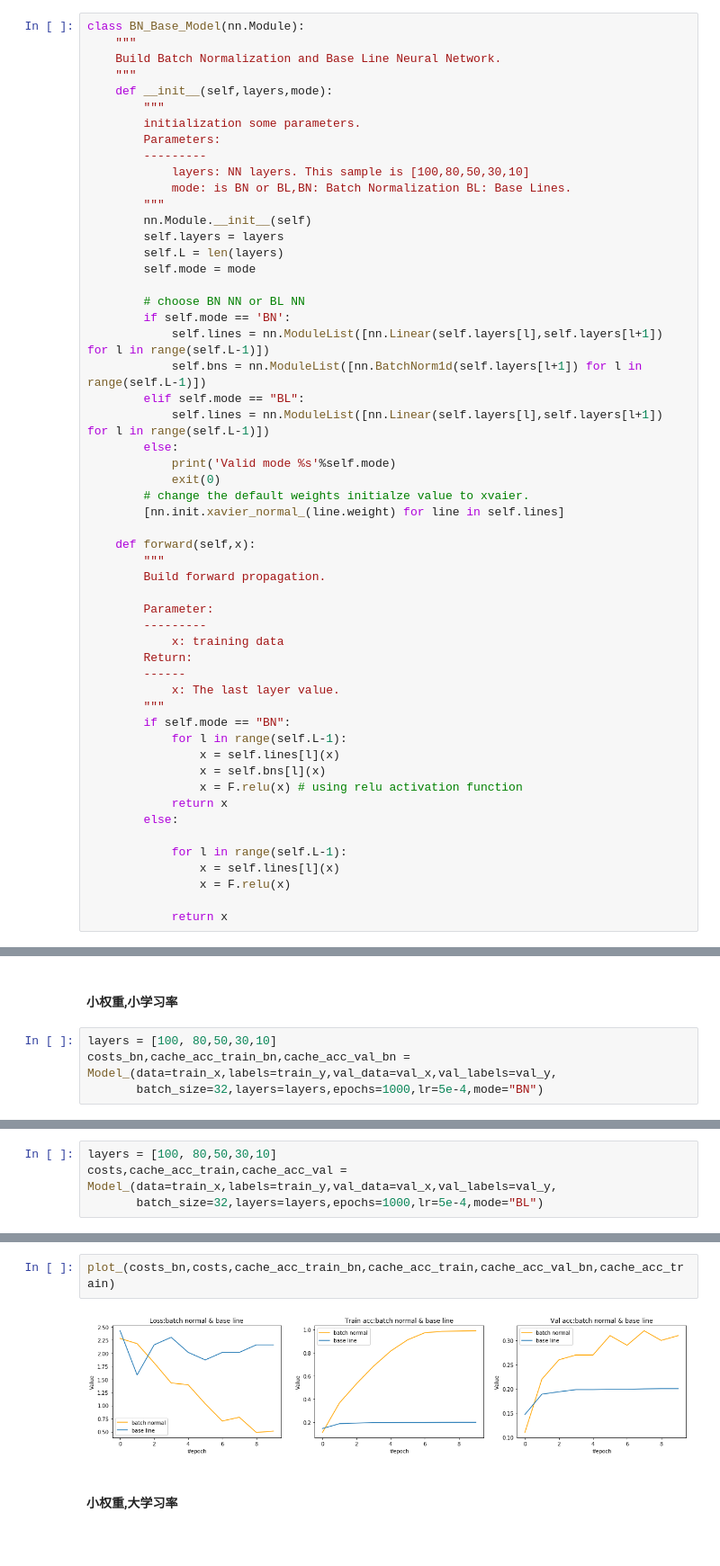
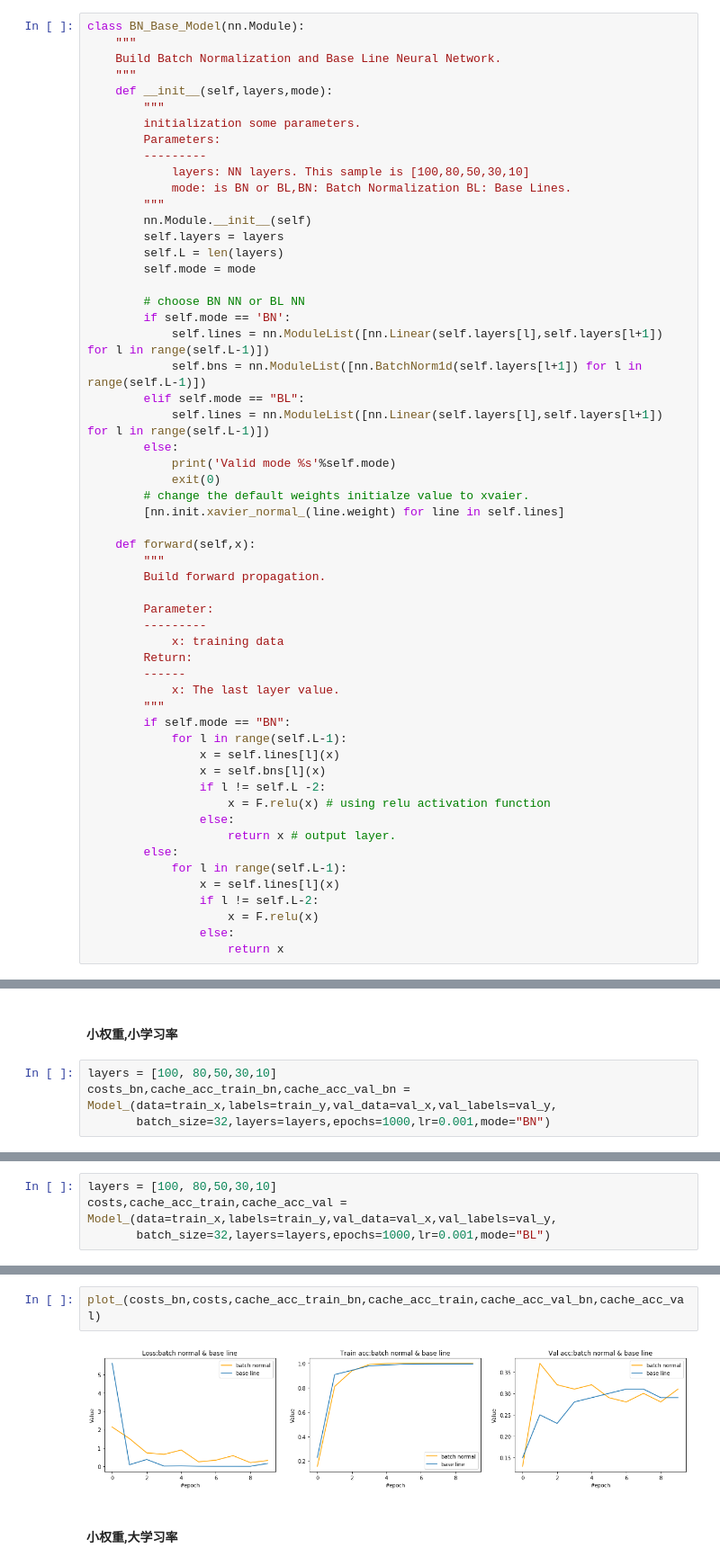
Before and after one commit to Heyra-Joker/Deep-Learning, a Jupyter notebook: 04 Improving-Deep-Neural-Networks/03 TuningProcess softmax BatchNormalization/BatchNormalization/BatchNormalization(Pytorch).ipynb, the cells around one changed output, grey strips where cells are left out. Shown at 90% size. Drawn from its saved outputs; the diff is of its cells as text; blank space fills up the shorter version.

```diff
--- a/04 Improving-Deep-Neural-Networks/03 TuningProcess softmax BatchNormalization/BatchNormalization/BatchNormalization(Pytorch).ipynb
+++ b/04 Improving-Deep-Neural-Networks/03 TuningProcess softmax BatchNormalization/BatchNormalization/BatchNormalization(Pytorch).ipynb
@@ -181,15 +181,17 @@ class BN_Base_Model(nn.Module):
             for l in range(self.L-1):
                 x = self.lines[l](x)
                 x = self.bns[l](x)
-                x = F.relu(x) # using relu activation function
-            return x
+                if l != self.L -2:
+                    x = F.relu(x) # using relu activation function
+                else:
+                    return x # output layer.
         else:
-
             for l in range(self.L-1):
                 x = self.lines[l](x)
-                x = F.relu(x)
-
-            return x
+                if l != self.L-2:
+                    x = F.relu(x)
+                else:
+                    return x
 # %%
 def train(model,batchs,Loss_fuc,optimizer):
     """
@@ -333,5 +336,5 @@ def plot_(costs_bn,costs,cache_acc_train_bn,cache_acc_train,cache_acc_val_bn,cac
 # %%
 layers = [100, 80,50,30,10]
 costs_bn,cache_acc_train_bn,cache_acc_val_bn = Model_(data=train_x,labels=train_y,val_data=val_x,val_labels=val_y,
-       batch_size=32,layers=layers,epochs=1000,lr=5e-4,mode="BN")
+       batch_size=32,layers=layers,epochs=1000,lr=0.001,mode="BN")
 # %% [output]
@@ -348,5 +351,5 @@ After [1000/1000] loss:0.5116497278213501 acc train:0.992 acc val:0.31
 # %%
 layers = [100, 80,50,30,10]
 costs,cache_acc_train,cache_acc_val = Model_(data=train_x,labels=train_y,val_data=val_x,val_labels=val_y,
-       batch_size=32,layers=layers,epochs=1000,lr=5e-4,mode="BL")
+       batch_size=32,layers=layers,epochs=1000,lr=0.001,mode="BL")
 # %% [output]
@@ -363,7 +366,7 @@ After [1000/1000] loss:2.158684253692627 acc train:0.2005 acc val:0.15
 # %%
-plot_(costs_bn,costs,cache_acc_train_bn,cache_acc_train,cache_acc_val_bn,cache_acc_train)
+plot_(costs_bn,costs,cache_acc_train_bn,cache_acc_train,cache_acc_val_bn,cache_acc_val)
 # %% [output]
-[figure, old version]
+[figure, new version]
 # %% [markdown]
 #### 小权重,大学习率
 # %%
```
Also changed, not shown: parts of 5 cells of this notebook, 9 other files.
